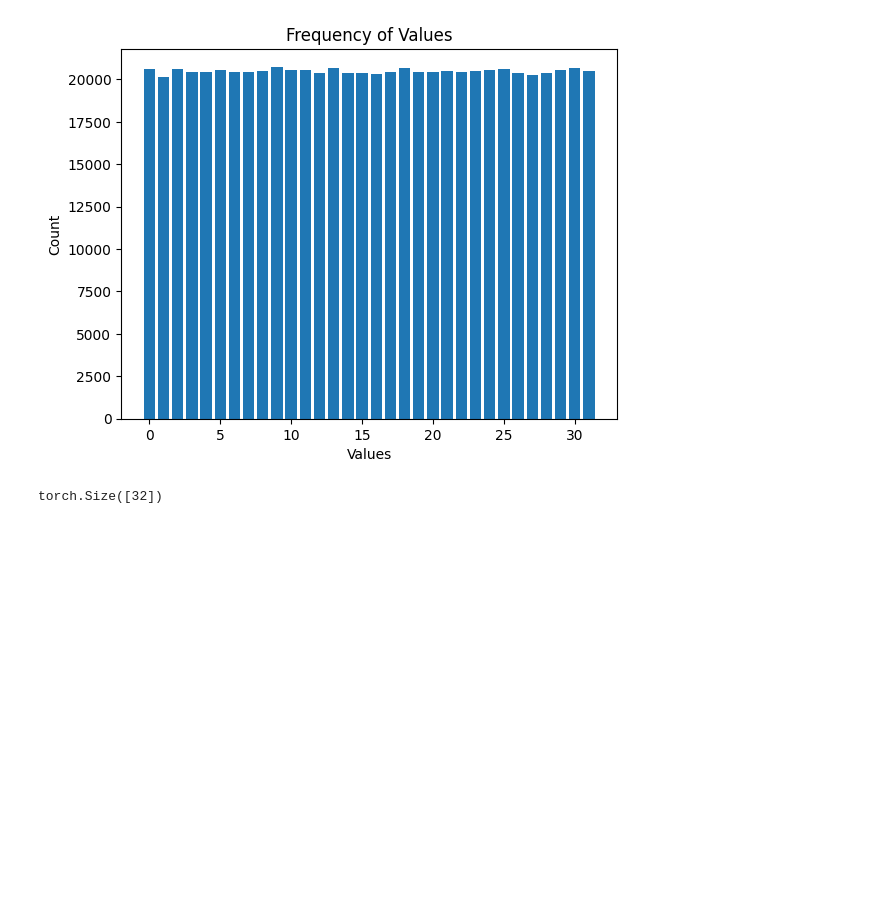
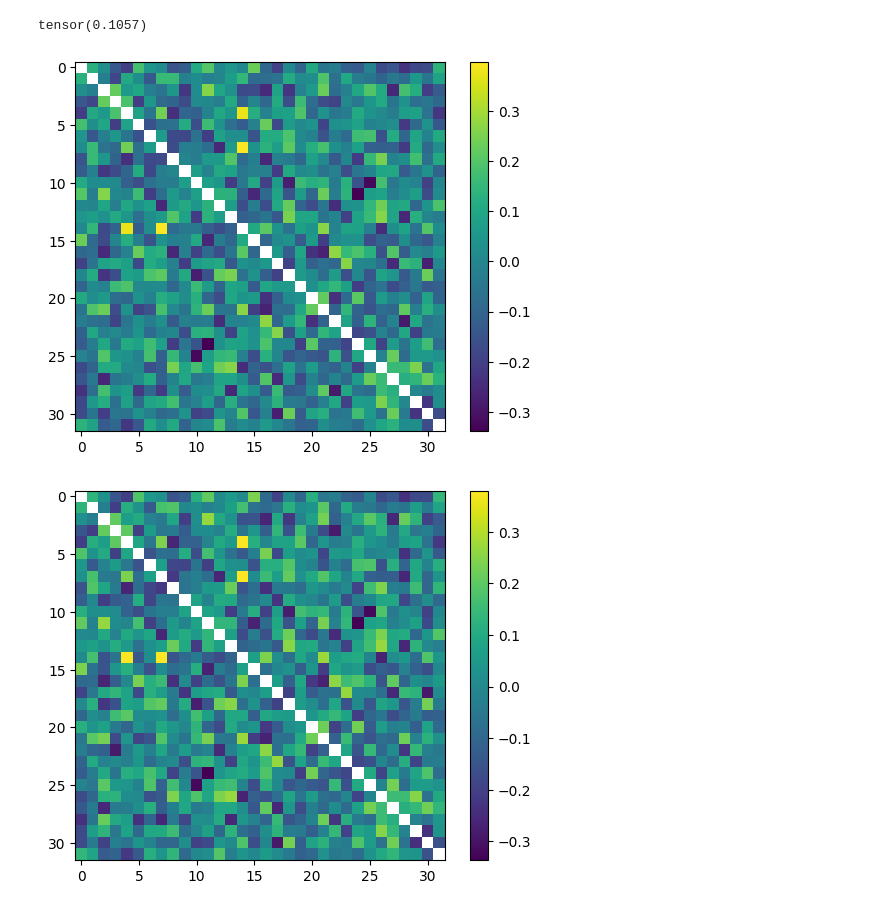
Before and after one commit to erlendlokna/Generative-SSL-VQVAE-modelling, a Jupyter notebook: lab.ipynb, the cells around one changed output. Cells and saved outputs as stored; diff of their text form; code cells hidden in the pictures; blank space fills up the shorter version.

Commit message:
Add cosine similarity

```diff
--- a/lab.ipynb
+++ b/lab.ipynb
@@ -52,16 +14,0 @@ sum_off_diagonal = np.sum(np.abs(corr)) / (2 * (corr.shape[0]-1))
-# %%
-import torch
-import matplotlib.pyplot as plt
-
-counts = torch.zeros(32)
-s = torch.randint(0, 32, (256, 64, 40))
-
-counts += torch.bincount(s.flatten(), minlength=32)
-
-plt.bar(range(32), counts.numpy())
-plt.xlabel('tokens')
-plt.ylabel('Count')
-plt.title('Frequency of Values')
-plt.show()
-# %% [output]
-[figure, removed]
@@ -82,4 +15,29 @@ plt.show()
-# %%
-t = torch.zeros(32)
-# %% [output]
-torch.Size([32])
+# %%
+dim = 64
+vq = VectorQuantize(dim, config["VQVAE"]["codebook"]["size"], **config["VQVAE"])
+
+codebook = vq.codebook
+
+codebook_norm = codebook / torch.norm(codebook, dim=1, keepdim=True)
+
+corr = torch.corrcoef(codebook_norm)
+torch.sum(torch.abs(corr - torch.eye(corr.shape[0]))) / (corr.shape[0] * (corr.shape[0] - 1))
+# %% [output]
+tensor(0.1057)
+# %%
+cosine_similarity = F.cosine_similarity(codebook_norm.unsqueeze(0), codebook_norm.unsqueeze(1), dim=2)
+torch.sum(torch.abs(cosine_similarity - torch.eye(cosine_similarity.shape[0]))) / (cosine_similarity.shape[0] * (cosine_similarity.shape[0] - 1))
+# %%
+corr.fill_diagonal_(np.nan)
+cosine_similarity.fill_diagonal_(np.nan)
+
+plt.imshow(cosine_similarity)
+plt.colorbar()
+plt.show()
+plt.close()
+plt.imshow(corr)
+plt.colorbar()
+plt.show()
+# %% [output]
+[figure, added]
+[figure, added]
```
Also changed, not shown: parts of 6 cells of this notebook, 4 other files.
